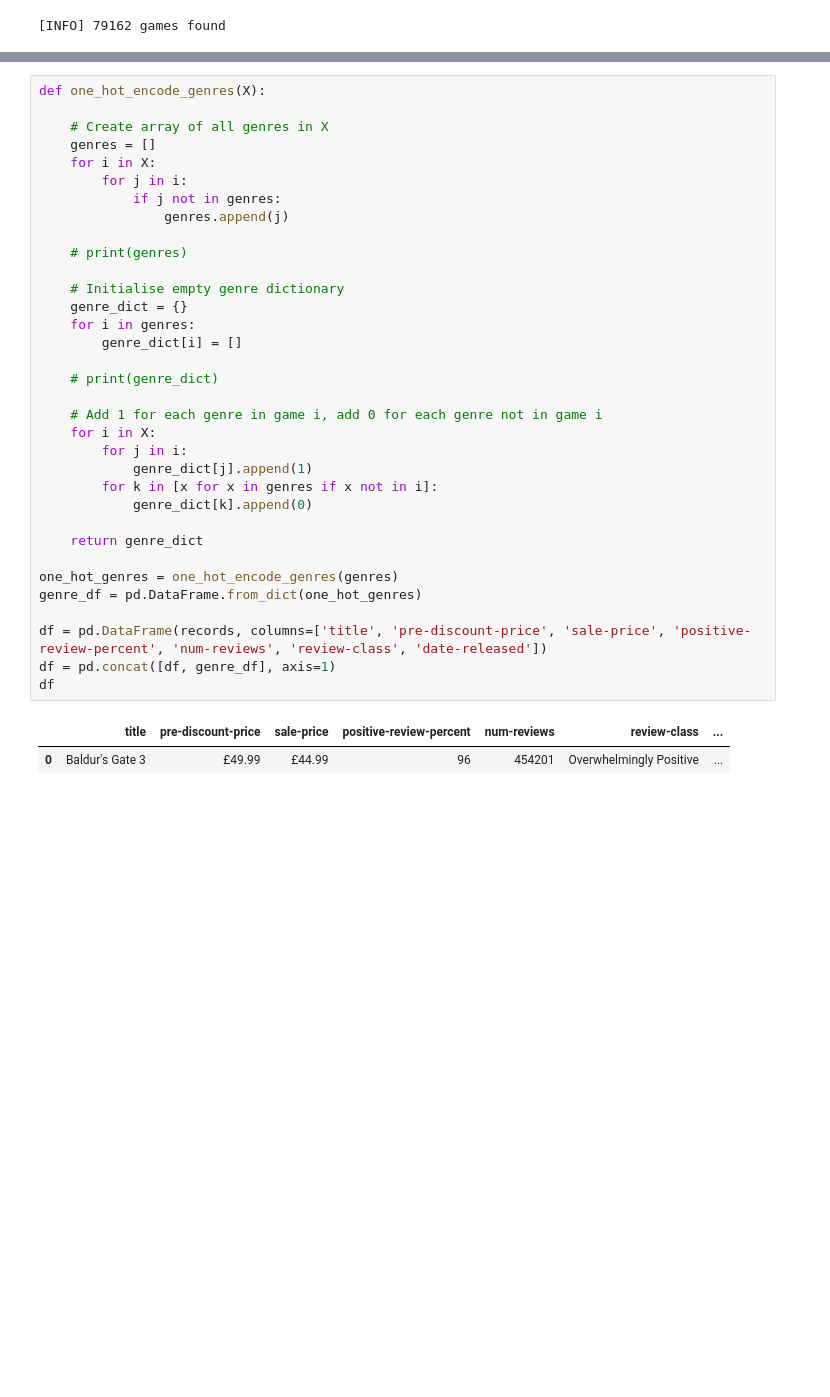
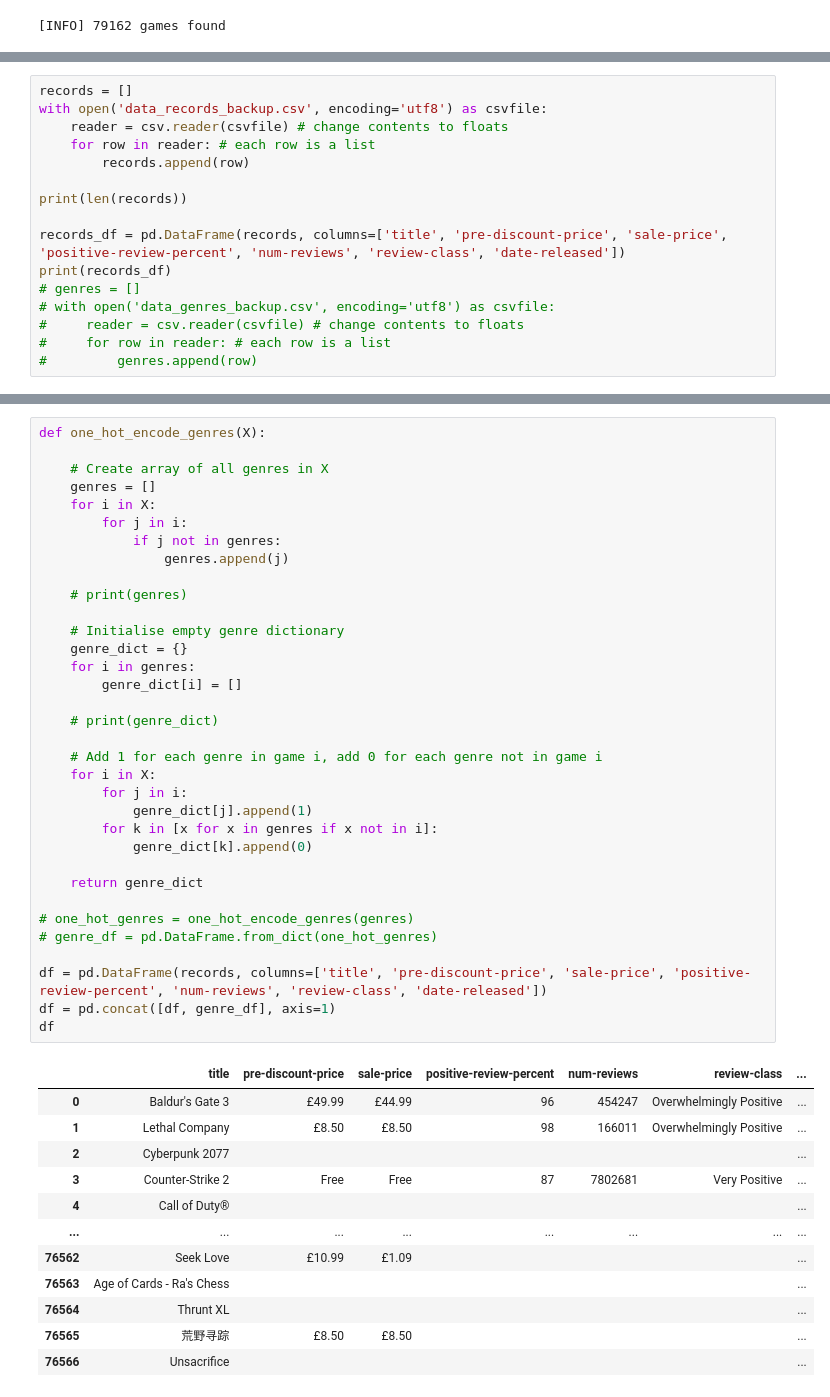
Before and after one commit to Max8Curtis/SteamAnalysis, a Jupyter notebook: data_scrape.ipynb, the cells around one changed output, grey strips where cells are left out. Cells and saved outputs as stored; diff of their text form; blank space fills up the shorter version.

```diff
--- a/data_scrape.ipynb
+++ b/data_scrape.ipynb
@@ -156,0 +207,16 @@ for i in tqdm(range(lim)):
+# %%
+records = []
+with open('data_records_backup.csv', encoding='utf8') as csvfile:
+    reader = csv.reader(csvfile) # change contents to floats
+    for row in reader: # each row is a list
+        records.append(row)
+
+print(len(records))
+
+records_df = pd.DataFrame(records, columns=['title', 'pre-discount-price', 'sale-price', 'positive-review-percent', 'num-reviews', 'review-class', 'date-released'])
+print(records_df)
+# genres = []
+# with open('data_genres_backup.csv', encoding='utf8') as csvfile:
+#     reader = csv.reader(csvfile) # change contents to floats
+#     for row in reader: # each row is a list
+#         genres.append(row)
@@ -163,33 +247,43 @@ def one_hot_encode_genres(X):
     genres = []
     for i in X:
         for j in i:
             if j not in genres:
                 genres.append(j)
 
     # print(genres)
 
     # Initialise empty genre dictionary
     genre_dict = {}
     for i in genres:
         genre_dict[i] = []
 
     # print(genre_dict)
 
     # Add 1 for each genre in game i, add 0 for each genre not in game i
     for i in X:
         for j in i:
             genre_dict[j].append(1)
         for k in [x for x in genres if x not in i]:
             genre_dict[k].append(0)
 
     return genre_dict
 
-one_hot_genres = one_hot_encode_genres(genres)
-genre_df = pd.DataFrame.from_dict(one_hot_genres)
+# one_hot_genres = one_hot_encode_genres(genres)
+# genre_df = pd.DataFrame.from_dict(one_hot_genres)
 
 df = pd.DataFrame(records, columns=['title', 'pre-discount-price', 'sale-price', 'positive-review-percent', 'num-reviews', 'review-class', 'date-released'])
 df = pd.concat([df, genre_df], axis=1)
 df
 # %% [output]
 |  | title | pre-discount-price | sale-price | positive-review-percent | num-reviews | review-class | ... |
-| 0 | Baldur's Gate 3 | £49.99 | £44.99 | 96 | 454201 | Overwhelmingly Positive | ... |
+| 0 | Baldur's Gate 3 | £49.99 | £44.99 | 96 | 454247 | Overwhelmingly Positive | ... |
+| 1 | Lethal Company | £8.50 | £8.50 | 98 | 166011 | Overwhelmingly Positive | ... |
+| 2 | Cyberpunk 2077 |  |  |  |  |  | ... |
+| 3 | Counter-Strike 2 | Free | Free | 87 | 7802681 | Very Positive | ... |
+| 4 | Call of Duty® |  |  |  |  |  | ... |
+| ... | ... | ... | ... | ... | ... | ... | ... |
+| 76562 | Seek Love | £10.99 | £1.09 |  |  |  | ... |
+| 76563 | Age of Cards - Ra's Chess |  |  |  |  |  | ... |
+| 76564 | Thrunt XL |  |  |  |  |  | ... |
+| 76565 | 荒野寻踪 | £8.50 | £8.50 |  |  |  | ... |
+| 76566 | Unsacrifice |  |  |  |  |  | ... |
```
Also changed, not shown: parts of 17 cells of this notebook.
